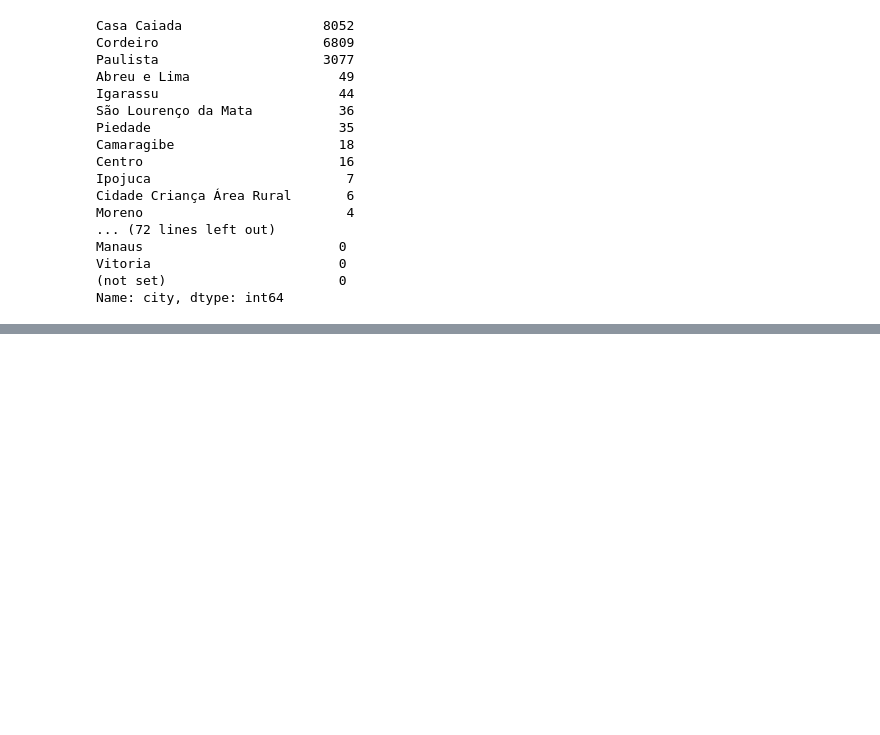
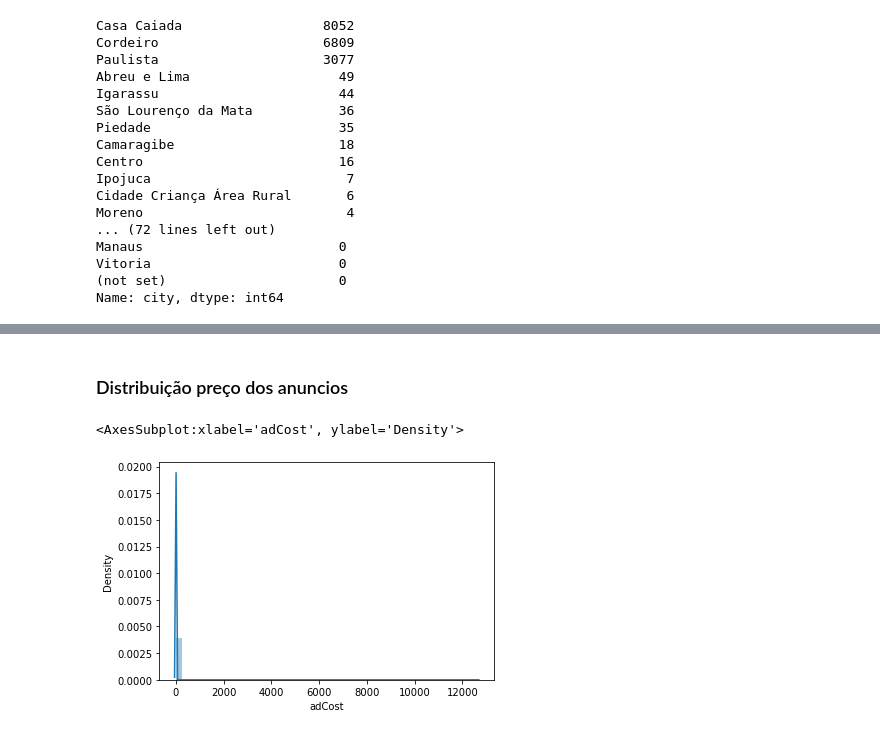
Before and after one commit to rafaellsma/adsense-analysis, a Jupyter notebook: adsense-anlysis.ipynb, the cells around one changed output, grey strips where cells are left out. Cells and saved outputs as stored; diff of their text form; code cells hidden in the pictures; blank space fills up the shorter version.

```diff
--- a/adsense-anlysis.ipynb
+++ b/adsense-anlysis.ipynb
@@ -281,0 +320,7 @@ Name: city, dtype: int64
+# %% [markdown]
+### Distribuição preço dos anuncios
+# %%
+sbn.distplot(dataset.adCost)
+# %% [output]
+<AxesSubplot:xlabel='adCost', ylabel='Density'>
+[figure, added]
```
Also changed, not shown: parts of 27 cells of this notebook.
